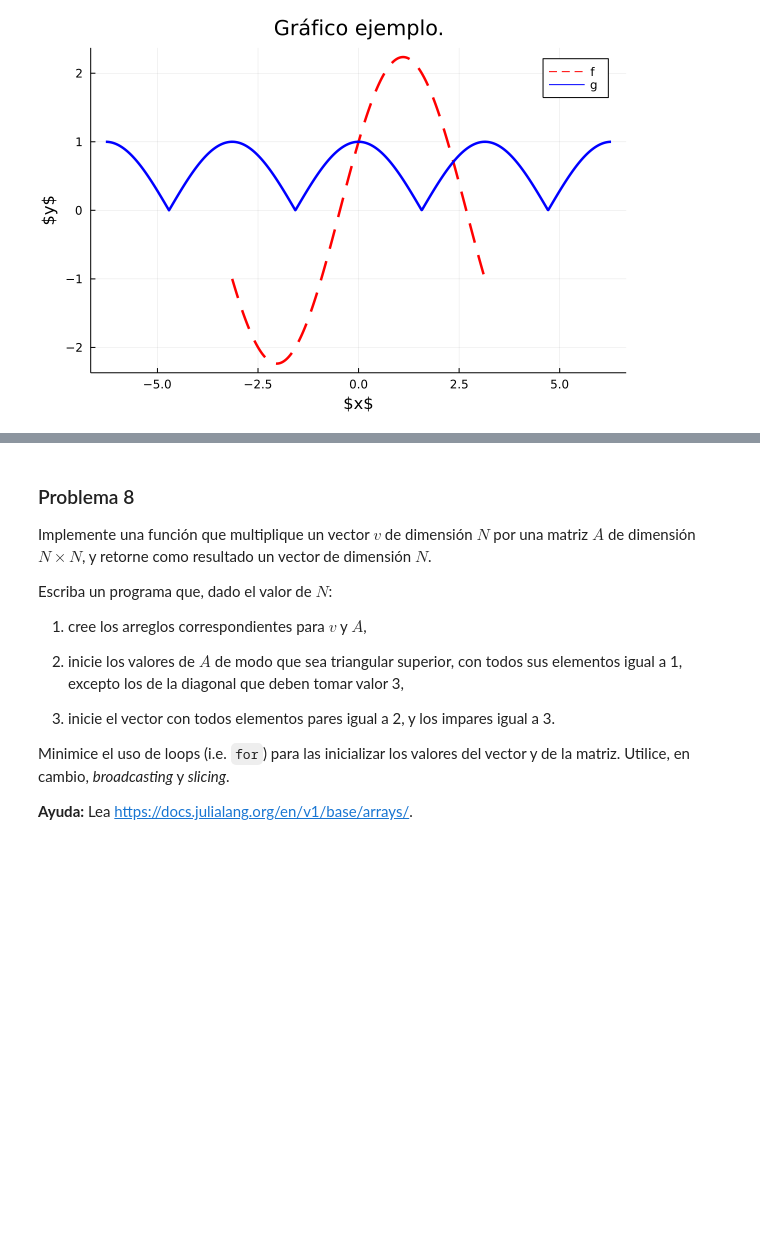
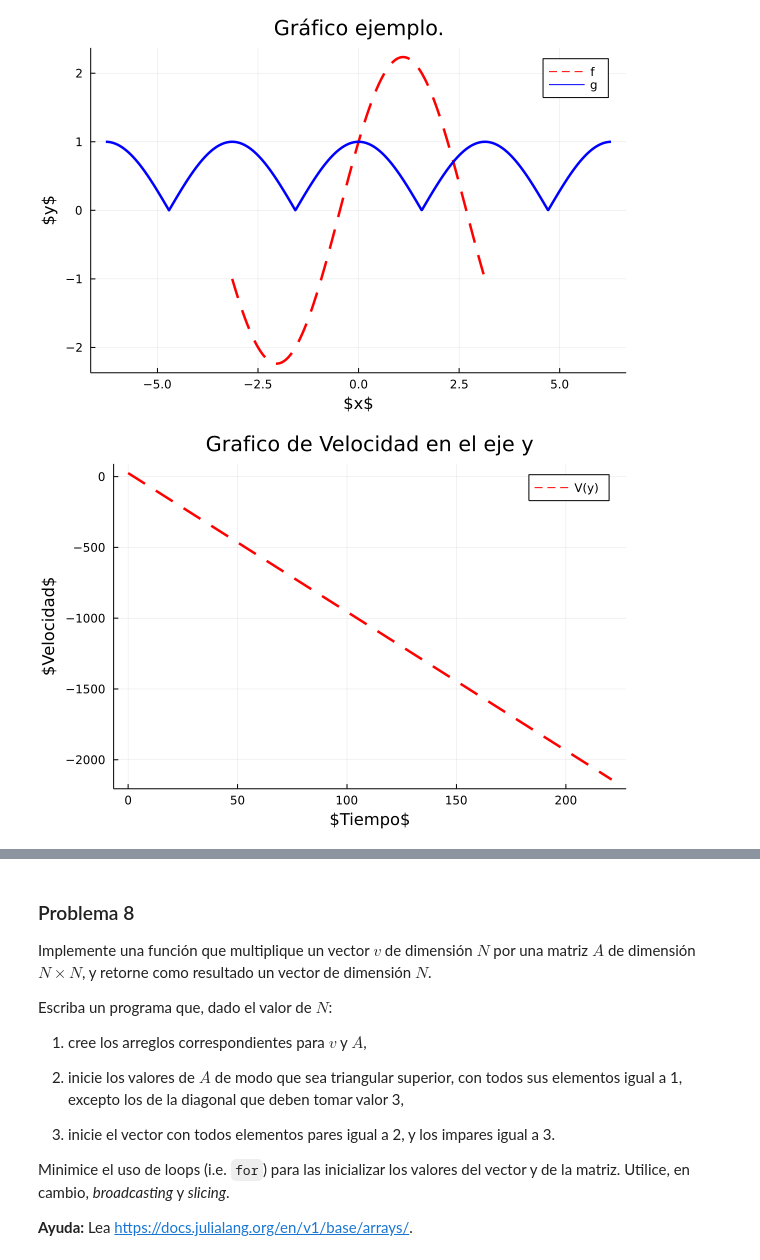
Before and after one commit to Emmaggok/Metodos_Numericos_2022, a Jupyter notebook: Guias/guia-1-2022.ipynb, the cells around one changed output, grey strips where cells are left out. Drawn from its saved outputs; the diff is of its cells as text; code cells hidden in the pictures; blank space fills up the shorter version.

```diff
--- a/Guias/guia-1-2022.ipynb
+++ b/Guias/guia-1-2022.ipynb
@@ -176,3 +196,21 @@ y = g.(x)
 plot!(x,y,linestyle=:solid,linecolor=:blue,linewidth=2.5,label="g")
 # %% [output]
 [figure]
+# %%
+function tiroOblicuo(α, v)
+    g = 9.8
+    Vy = v * sin(α)
+    Vx = v * cos(α)
+    tf = (Vy / g)*2
+    t = 0:(Vx*tf / 600):Vx*tf
+    vely(x) = Vy - g*x
+    velx(x) = Vx
+    y = vely.(t)
+    x = velx.(t)
+    plot(t,y,linestyle=:dash,linecolor=:red,linewidth=2.5,label="V(y)")
+    plot!(xlabel=L"Tiempo",ylabel=L"Velocidad",title="Grafico de Velocidad en el eje y")
+end
+
+tiroOblicuo(π/6, 50)
+# %% [output]
+[figure, added]
```
Also changed, not shown: parts of 3 cells of this notebook.
